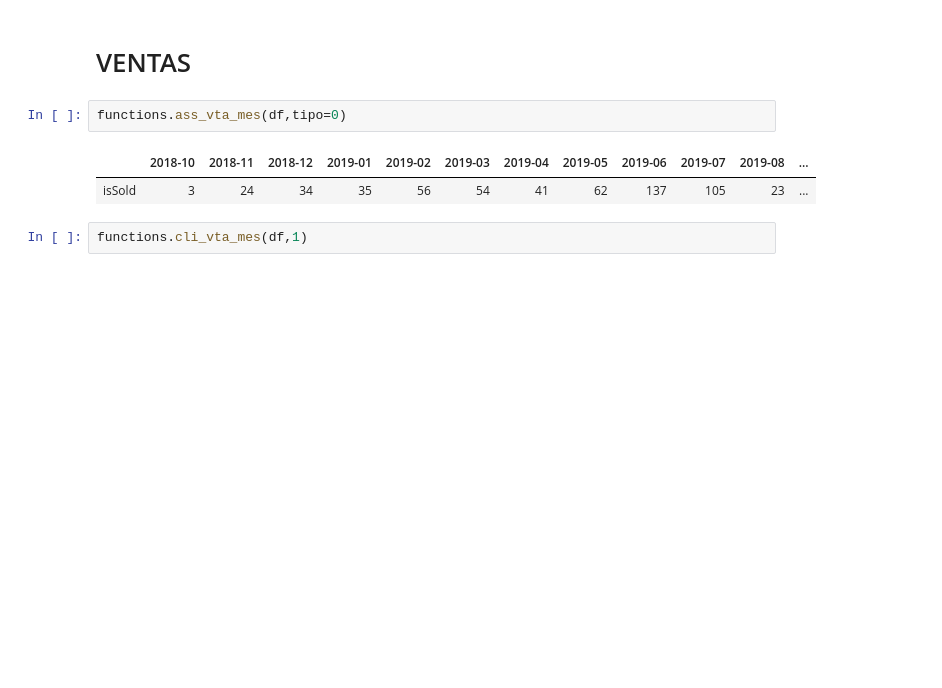
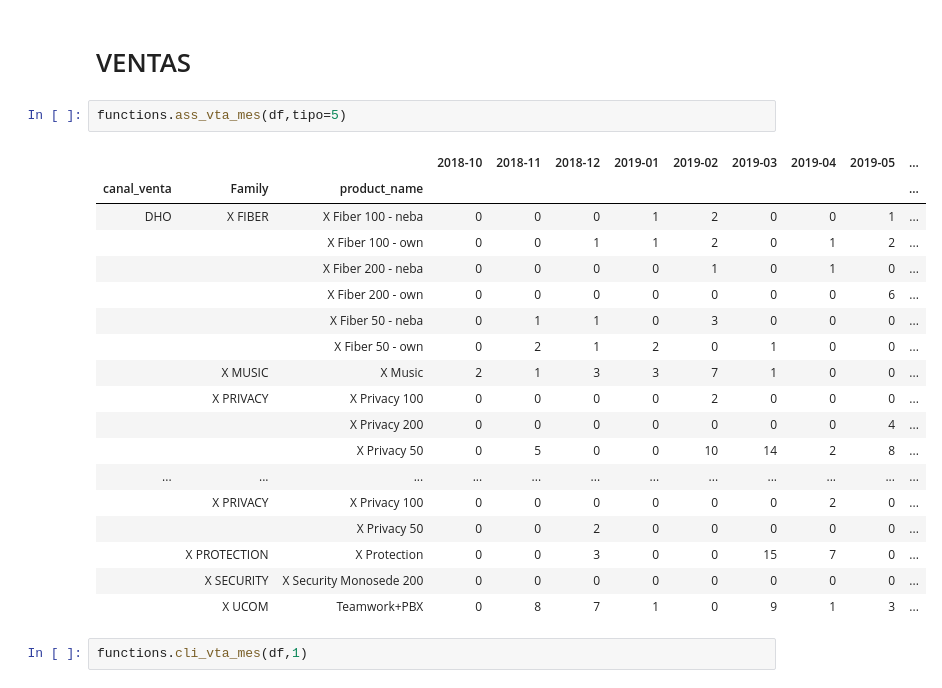
Before and after one commit to mariaadradosr/PyCartera, a Jupyter notebook: Final_PyCartera.ipynb, the cells around one changed output. Drawn from its saved outputs; the diff is of its cells as text; blank space fills up the shorter version.

```diff
--- a/Final_PyCartera.ipynb
+++ b/Final_PyCartera.ipynb
@@ -39,10 +39,26 @@ df.to_excel('./output/df.xlsx',encoding='CP1252',index=False)
 # %% [markdown]
 # VENTAS
 # %%
-functions.ass_vta_mes(df,tipo=0)
+functions.ass_vta_mes(df,tipo=5)
 # %% [output]
-|  | 2018-10 | 2018-11 | 2018-12 | 2019-01 | 2019-02 | 2019-03 | 2019-04 | 2019-05 | 2019-06 | 2019-07 | 2019-08 | ... |
-| isSold | 3 | 24 | 34 | 35 | 56 | 54 | 41 | 62 | 137 | 105 | 23 | ... |
+|  |  |  | 2018-10 | 2018-11 | 2018-12 | 2019-01 | 2019-02 | 2019-03 | 2019-04 | 2019-05 | ... |
+| canal_venta | Family | product_name |  |  |  |  |  |  |  |  | ... |
+| DHO | X FIBER | X Fiber 100 - neba | 0 | 0 | 0 | 1 | 2 | 0 | 0 | 1 | ... |
+|  |  | X Fiber 100 - own | 0 | 0 | 1 | 1 | 2 | 0 | 1 | 2 | ... |
+|  |  | X Fiber 200 - neba | 0 | 0 | 0 | 0 | 1 | 0 | 1 | 0 | ... |
+|  |  | X Fiber 200 - own | 0 | 0 | 0 | 0 | 0 | 0 | 0 | 6 | ... |
+|  |  | X Fiber 50 - neba | 0 | 1 | 1 | 0 | 3 | 0 | 0 | 0 | ... |
+|  |  | X Fiber 50 - own | 0 | 2 | 1 | 2 | 0 | 1 | 0 | 0 | ... |
+|  | X MUSIC | X Music | 2 | 1 | 3 | 3 | 7 | 1 | 0 | 0 | ... |
+|  | X PRIVACY | X Privacy 100 | 0 | 0 | 0 | 0 | 2 | 0 | 0 | 0 | ... |
+|  |  | X Privacy 200 | 0 | 0 | 0 | 0 | 0 | 0 | 0 | 4 | ... |
+|  |  | X Privacy 50 | 0 | 5 | 0 | 0 | 10 | 14 | 2 | 8 | ... |
+| ... | ... | ... | ... | ... | ... | ... | ... | ... | ... | ... | ... |
+|  | X PRIVACY | X Privacy 100 | 0 | 0 | 0 | 0 | 0 | 0 | 2 | 0 | ... |
+|  |  | X Privacy 50 | 0 | 0 | 2 | 0 | 0 | 0 | 0 | 0 | ... |
+|  | X PROTECTION | X Protection | 0 | 0 | 3 | 0 | 0 | 15 | 7 | 0 | ... |
+|  | X SECURITY | X Security Monosede 200 | 0 | 0 | 0 | 0 | 0 | 0 | 0 | 0 | ... |
+|  | X UCOM | Teamwork+PBX | 0 | 8 | 7 | 1 | 0 | 9 | 1 | 3 | ... |
 # %%
 functions.cli_vta_mes(df,1)
 # %% [output]
```
Also changed, not shown: parts of 2 cells of this notebook, 18 other files.
